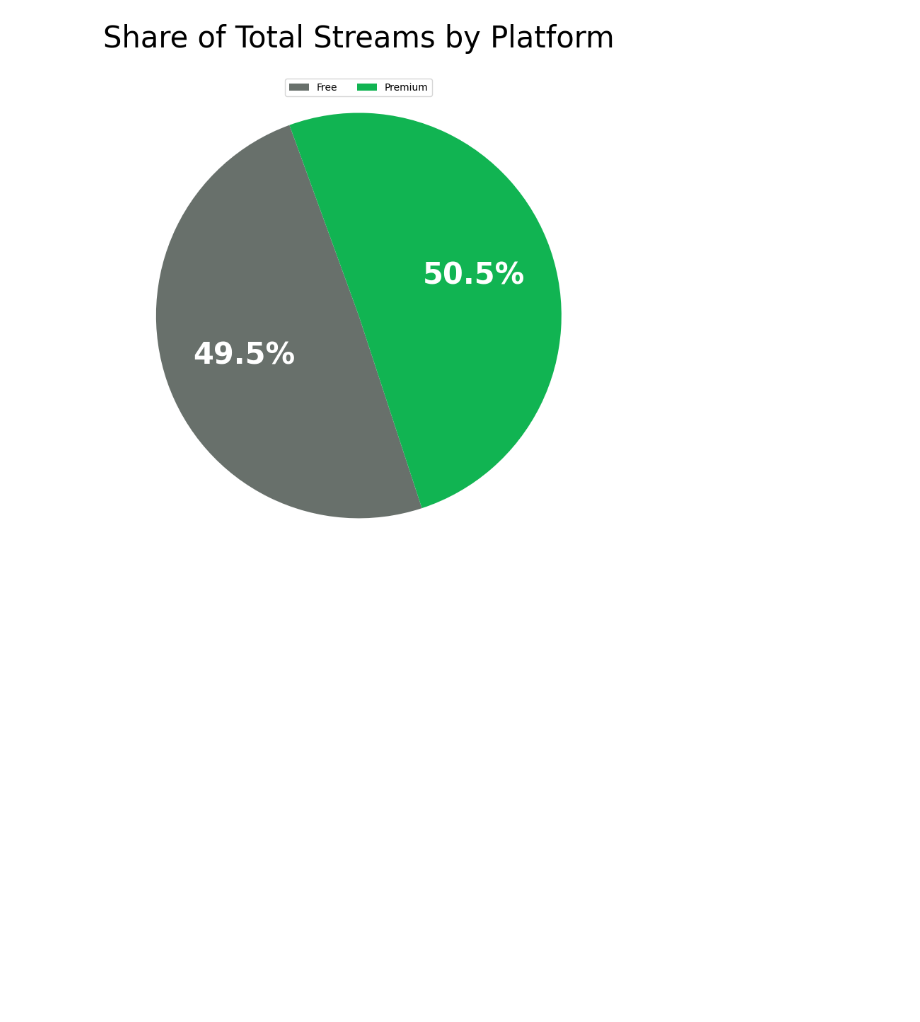
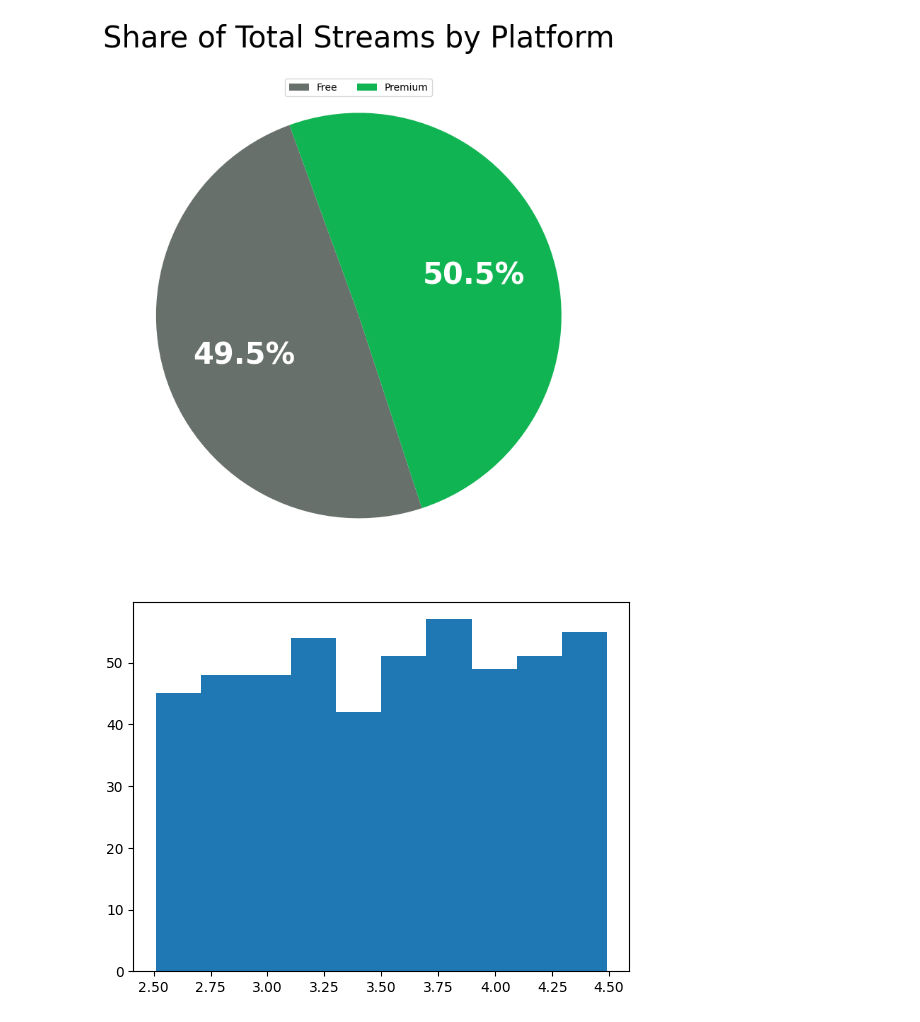
Before and after one commit to rhyman7/learning_plots_ryan_hyman, a Jupyter notebook: notebooks/visualization_practice.ipynb, the cells around one changed output. Saved outputs shown, nothing was run; the diff lists cells and outputs as text; code cells hidden in the pictures; blank space fills up the shorter version.

Commit message:
fifth commit containing pie histogram

```diff
--- a/notebooks/visualization_practice.ipynb
+++ b/notebooks/visualization_practice.ipynb
@@ -453,3 +453,13 @@ plt.tight_layout()
 plt.show()
 # %% [output]
 [figure]
+# %%
+#Create a histogram of average stream duration (in minutes)
+
+plt.hist(
+    spotify_df["Avg Stream Duration (Min)"]
+)
+
+plt.show()
+# %% [output]
+[figure, added]
```
Also changed, not shown: parts of 1 cell of this notebook.
